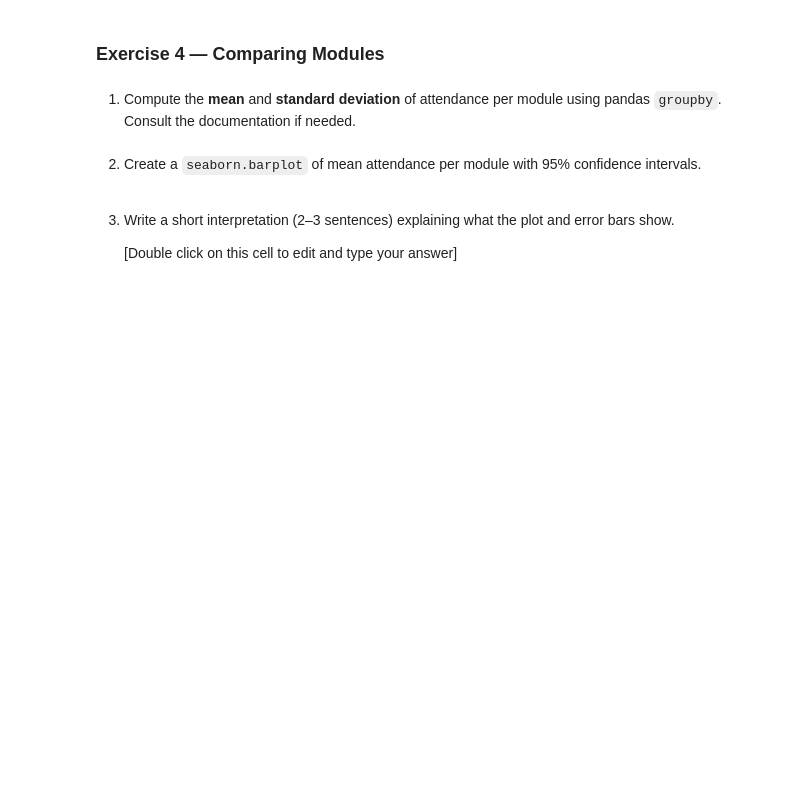
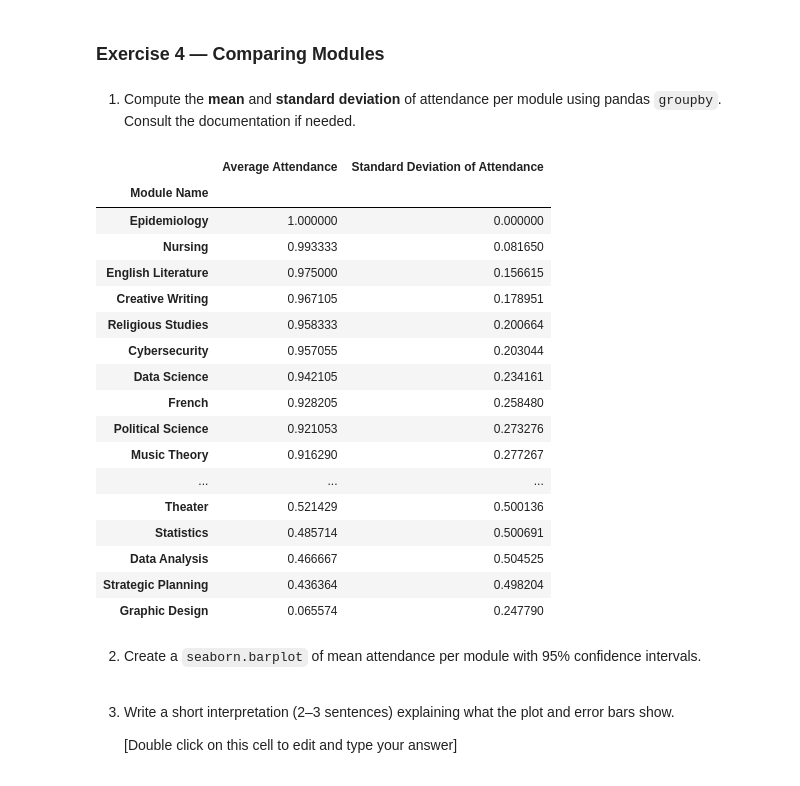
Before and after one commit to StemmedAxis06/M6006_assignment2_23360932014, a Jupyter notebook: summative1-1.ipynb, the cells around one changed output. Drawn from its saved outputs; the diff is of its cells as text; code cells hidden in the pictures; blank space fills up the shorter version.

```diff
--- a/summative1-1.ipynb
+++ b/summative1-1.ipynb
@@ -348,8 +348,36 @@ NOTE: For Exercise 3, I included the Exercise 2 plot as part of the L6 exercise,
 
 1. Compute the **mean** and **standard deviation** of attendance per module using pandas `groupby`. Consult the documentation if needed.
 # %%
-# your code here
-...
+# The first thing we need to do is group the data on a per module basis.
+# And then via that grouping, we calculate the mean and std of attendance
+# And then we slap all the values into a new dataframe
+
+ACs_hit_list = the_summative_df.groupby('Module Name')['Has Attended'].aggregate(['mean', 'std'])
+
+# Now we do some simple aesthetic stuff for our dataframe
+ACs_hit_list.columns = ['Average Attendance', 'Standard Deviation of Attendance'] # Renames columns
+ACs_hit_list = ACs_hit_list.sort_values('Average Attendance', ascending = False) # makes it highest to lowest
+
+ACs_hit_list
+# %% [output]
+|  | Average Attendance | Standard Deviation of Attendance |
+| Module Name |  |  |
+| Epidemiology | 1.000000 | 0.000000 |
+| Nursing | 0.993333 | 0.081650 |
+| English Literature | 0.975000 | 0.156615 |
+| Creative Writing | 0.967105 | 0.178951 |
+| Religious Studies | 0.958333 | 0.200664 |
+| Cybersecurity | 0.957055 | 0.203044 |
+| Data Science | 0.942105 | 0.234161 |
+| French | 0.928205 | 0.258480 |
+| Political Science | 0.921053 | 0.273276 |
+| Music Theory | 0.916290 | 0.277267 |
+| ... | ... | ... |
+| Theater | 0.521429 | 0.500136 |
+| Statistics | 0.485714 | 0.500691 |
+| Data Analysis | 0.466667 | 0.504525 |
+| Strategic Planning | 0.436364 | 0.498204 |
+| Graphic Design | 0.065574 | 0.247790 |
 # %% [markdown]
 2. Create a `seaborn.barplot` of mean attendance per module with 95% confidence intervals.
 # %%
```
